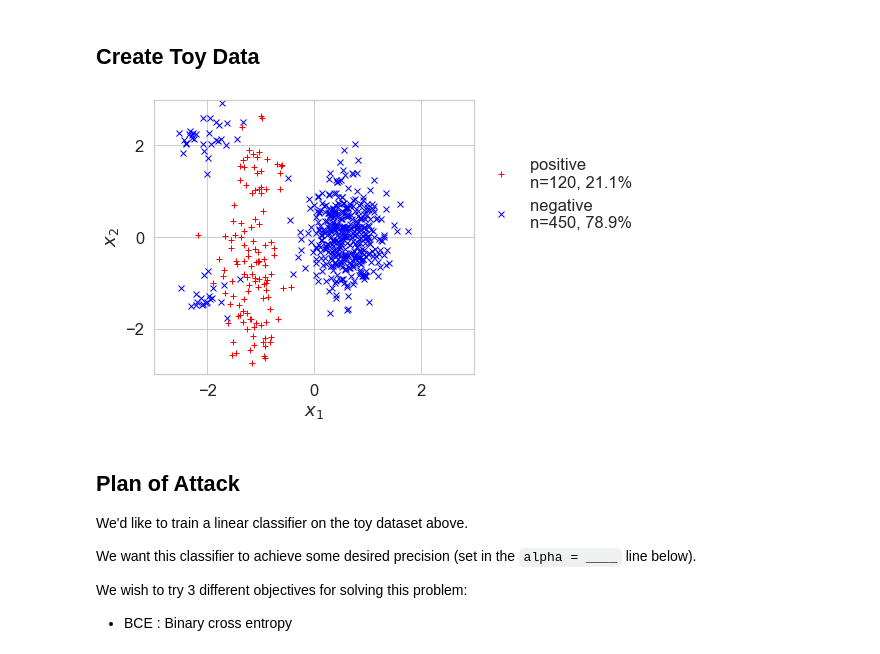
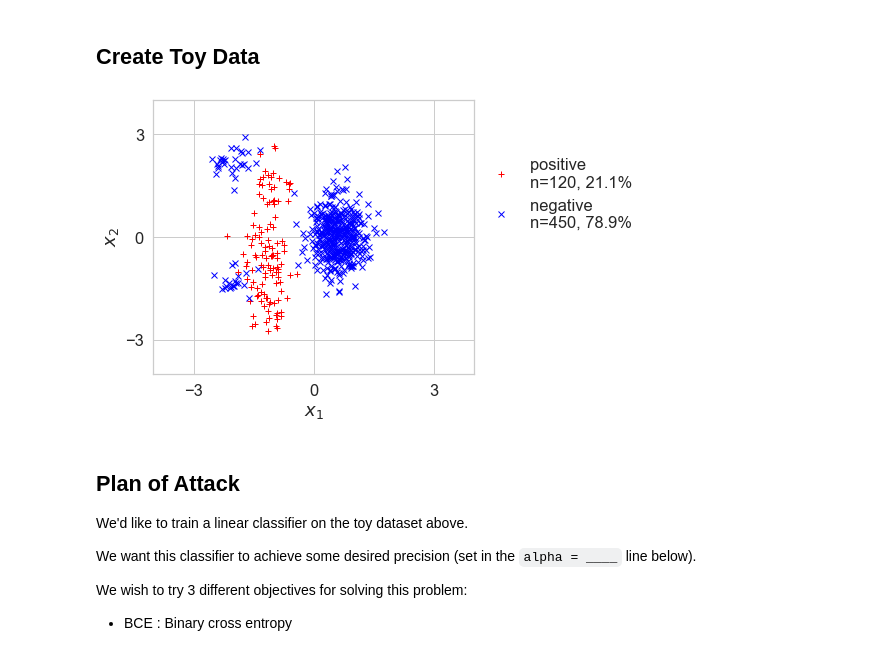
Before and after one commit to tufts-ml/toy_example_precision_recall_multiple_bounds_comparison, a Jupyter notebook: toy_example_comparing_BCE_Hinge_and_Sigmoid.ipynb, the cells around one changed output. Drawn from its saved outputs; the diff is of its cells as text; code cells hidden in the pictures.

```diff
--- a/toy_example_comparing_BCE_Hinge_and_Sigmoid.ipynb
+++ b/toy_example_comparing_BCE_Hinge_and_Sigmoid.ipynb
@@ -59,21 +87,21 @@ Nneg = x_neg_ND.shape[0]
 # %%
 f, axs = plt.subplots(1, 1, figsize=(8,5))
 axs.plot(x_pos_ND[:,0], x_pos_ND[:,1], 'r+', label='positive \nn=%2d, %.1f%%' % (Npos, 100*Npos/N))
 axs.plot(x_neg_ND[:,0], x_neg_ND[:,1], 'bx', label='negative \nn=%2d, %.1f%%' % (Nneg, 100*Nneg/N))
-axs.set_xlim([-3, 3]); axs.set_xticks([-2, 0, 2]);
-axs.set_ylim([-3, 3]); axs.set_yticks([-2, 0, 2]);
+axs.set_xlim([-4, 4]); axs.set_xticks([-3, 0, 3]);
+axs.set_ylim([-4, 4]); axs.set_yticks([-3, 0, 3]);
 axs.legend(
     loc='lower left',
     bbox_to_anchor= (1.01, 0.5),
     borderaxespad=0,
     frameon=False);
 axs.set_xlabel(r'$x_1$')
 axs.set_ylabel(r'$x_2$')
 
 plt.tight_layout()
-f.savefig(os.path.join('images', 'toy_example.png'))
+# f.savefig(os.path.join('images', 'toy_example.png'))
 # %% [output]
-[figure, old version]
+[figure, new version]
 # %% [markdown]
 ## Plan of Attack
 
```
Also changed, not shown: parts of 27 cells of this notebook, 9 other files.
